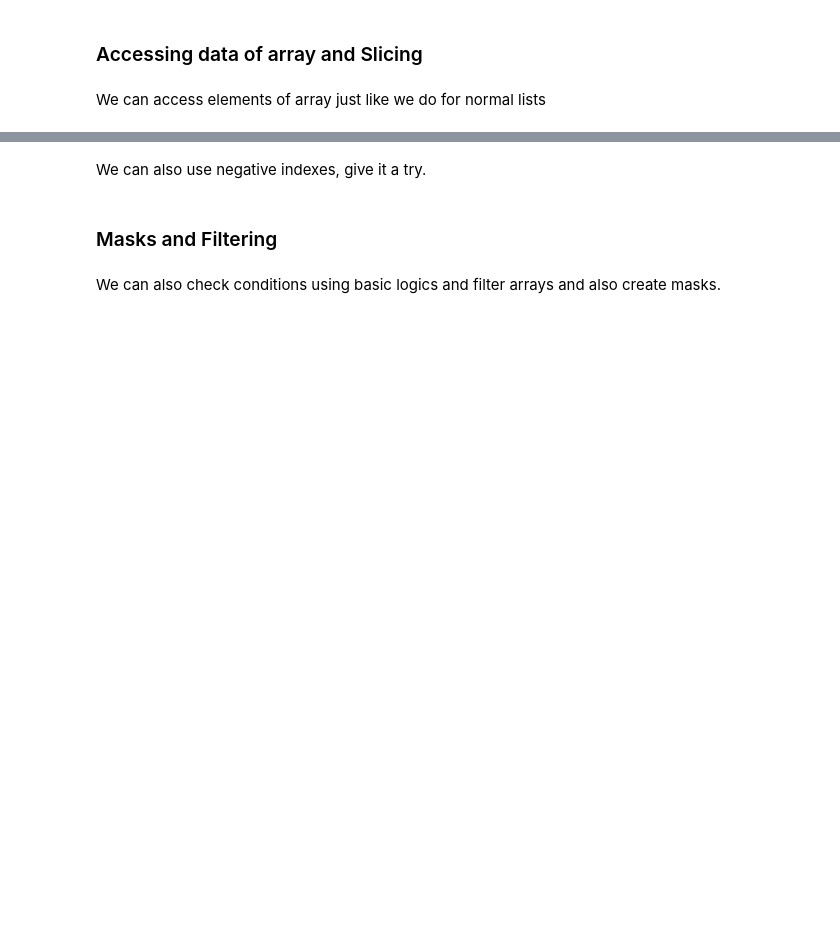
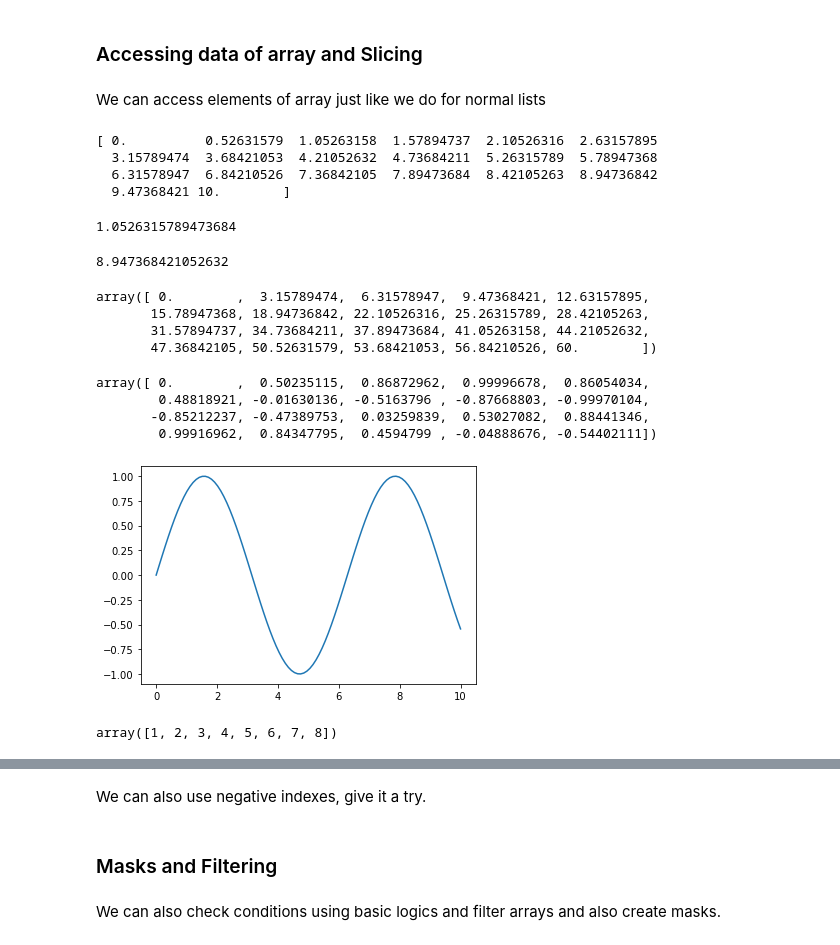
Before and after one commit to howardisaacson/Intro-to-Astro2024, a Jupyter notebook: Week2_Python_Packages/Introduction to Numpy, Scipy and Astropy.ipynb, the cells around one changed output, grey strips where cells are left out. Drawn from its saved outputs; the diff is of its cells as text; code cells hidden in the pictures; blank space fills up the shorter version.

```diff
--- a/Week2_Python_Packages/Introduction to Numpy, Scipy and Astropy.ipynb
+++ b/Week2_Python_Packages/Introduction to Numpy, Scipy and Astropy.ipynb
@@ -79,23 +96,46 @@ print(a8)#In linear space, the sequence starts at base ** start
 # %% [markdown]
 We can access elements of array just like we do for normal lists
 # %%
-a6[3]#returns (3+1)th data of array
+print(a6)
+a6[2]#returns (3+1)th data of array
+# %% [output]
+[ 0.          0.52631579  1.05263158  1.57894737  2.10526316  2.63157895
+  3.15789474  3.68421053  4.21052632  4.73684211  5.26315789  5.78947368
+  6.31578947  6.84210526  7.36842105  7.89473684  8.42105263  8.94736842
+  9.47368421 10.        ]
+1.0526315789473684
 # %%
-a6[-2]#returns 2nd data from last element
+a6[-3]#returns 2nd data from last element
+# %% [output]
+8.947368421052632
 # %%
-a6**2#retruns square of all elemets of the array
+a6*6#retruns square of all elemets of the array
+# %% [output]
+array([ 0.        ,  3.15789474,  6.31578947,  9.47368421, 12.63157895,
+       15.78947368, 18.94736842, 22.10526316, 25.26315789, 28.42105263,
+       31.57894737, 34.73684211, 37.89473684, 41.05263158, 44.21052632,
+       47.36842105, 50.52631579, 53.68421053, 56.84210526, 60.        ])
 # %%
-np.sin(a6)/a6#Compute sinc(x)
+np.sin(a6)#/a6#Compute sinc(x)
 #Note: (sinx/x) for x = 0 is not defined
+# %% [output]
+array([ 0.        ,  0.50235115,  0.86872962,  0.99996678,  0.86054034,
+        0.48818921, -0.01630136, -0.5163796 , -0.87668803, -0.99970104,
+       -0.85212237, -0.47389753,  0.03259839,  0.53027082,  0.88441346,
+        0.99916962,  0.84347795,  0.4594799 , -0.04888676, -0.54402111])
 # %%
 import matplotlib.pyplot as plt#let's plot some basic function
 # %%
-x = np.linspace(0,10,1000)
+x = np.linspace(0,10,100)
 y = np.sin(x)
 plt.plot(x,y)
 plt.show()
+# %% [output]
+[figure, added]
 # %%
 a = np.array([1,2,3,4,5,6,7,8])
-a[::]#gives full array
+a[:]#gives full array
+# %% [output]
+array([1, 2, 3, 4, 5, 6, 7, 8])
 # %%
 a[2:5]#returns an array from 2nd indexed element to 4th indexed element of array a
```
Also changed, not shown: parts of 29 cells of this notebook, 13 other files.
